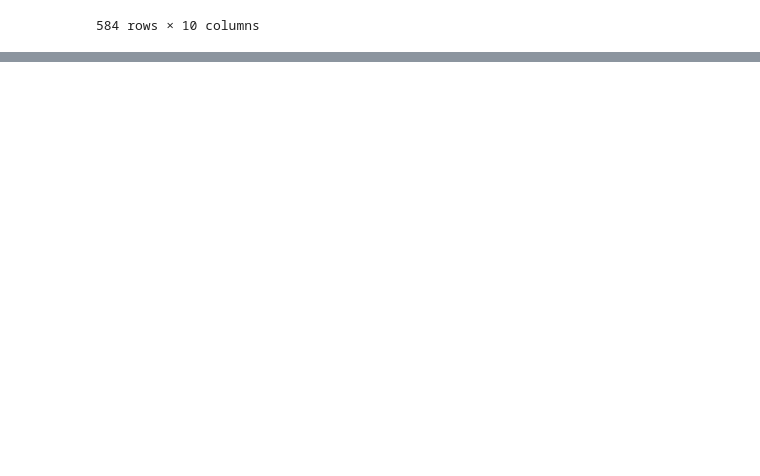
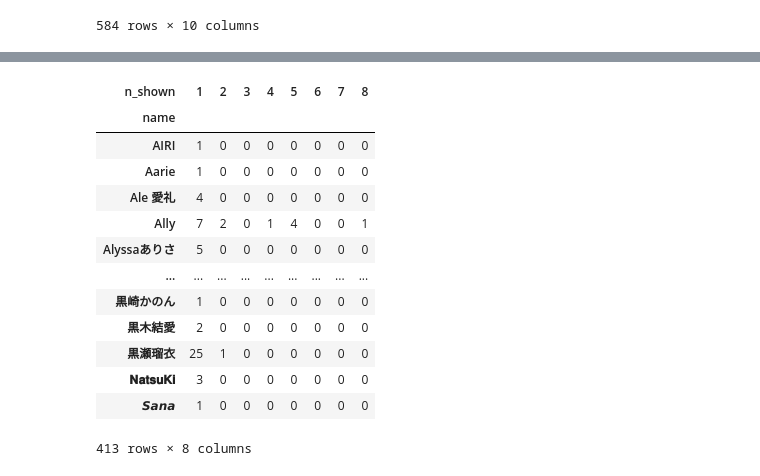
Before and after one commit to wotashu/chekilytics, a Jupyter notebook: notebook.ipynb, the cells around one changed output, grey strips where cells are left out. Drawn from its saved outputs; the diff is of its cells as text; code cells hidden in the pictures; blank space fills up the shorter version.

```diff
--- a/notebook.ipynb
+++ b/notebook.ipynb
@@ -213,0 +97,17 @@ NameError: name 'person_df' is not defined
+# %%
+df
+# %% [output]
+| n_shown | 1 | 2 | 3 | 4 | 5 | 6 | 7 | 8 |
+| name |  |  |  |  |  |  |  |  |
+| AIRI | 1 | 0 | 0 | 0 | 0 | 0 | 0 | 0 |
+| Aarie | 1 | 0 | 0 | 0 | 0 | 0 | 0 | 0 |
+| Ale 愛礼 | 4 | 0 | 0 | 0 | 0 | 0 | 0 | 0 |
+| Ally | 7 | 2 | 0 | 1 | 4 | 0 | 0 | 1 |
+| Alyssaありさ | 5 | 0 | 0 | 0 | 0 | 0 | 0 | 0 |
+| ... | ... | ... | ... | ... | ... | ... | ... | ... |
+| 黒崎かのん | 1 | 0 | 0 | 0 | 0 | 0 | 0 | 0 |
+| 黒木結愛 | 2 | 0 | 0 | 0 | 0 | 0 | 0 | 0 |
+| 黒瀬瑠衣 | 25 | 1 | 0 | 0 | 0 | 0 | 0 | 0 |
+| 𝐍𝐚𝐭𝐬𝐮𝐊𝐢 | 3 | 0 | 0 | 0 | 0 | 0 | 0 | 0 |
+| 𝙎𝙖𝙣𝙖 | 1 | 0 | 0 | 0 | 0 | 0 | 0 | 0 |
+413 rows × 8 columns
```
Also changed, not shown: parts of 46 cells of this notebook, 4 other files.
